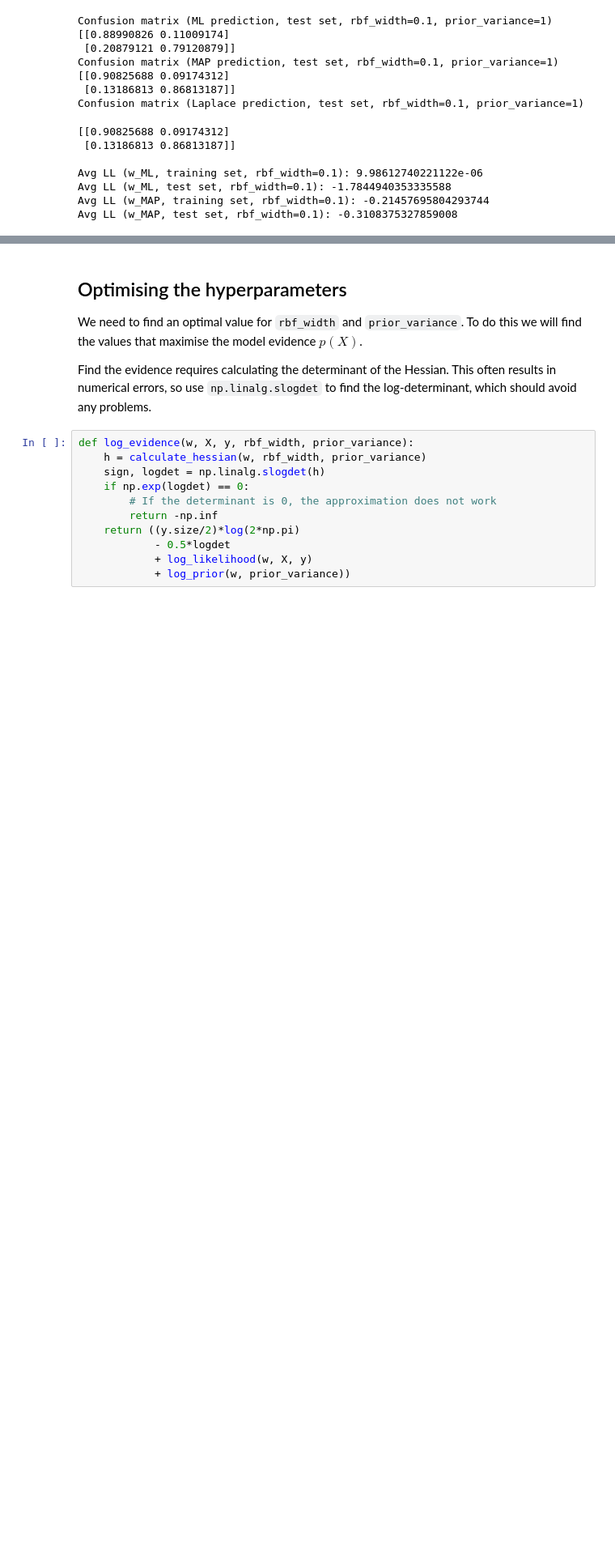
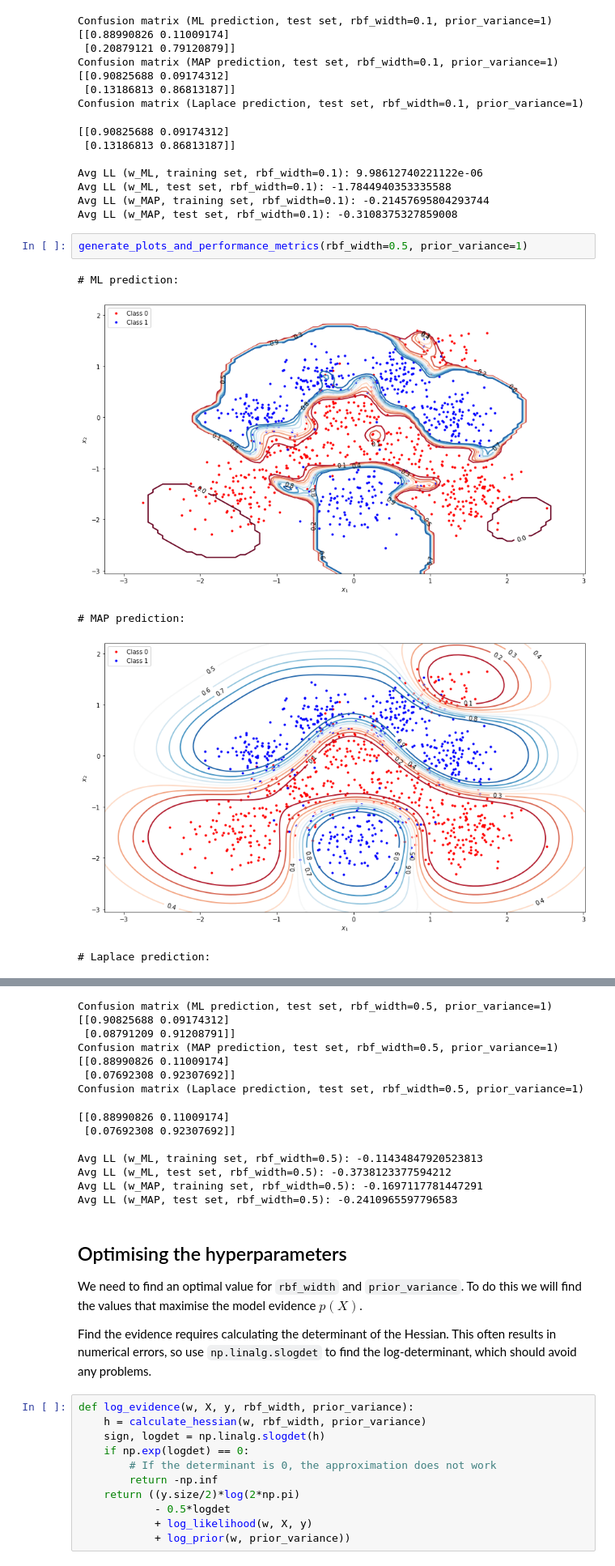
Before and after one commit to theo-brown/bayesian-logistic-classifier, a Jupyter notebook: Bayesian_Logistic_Classification.ipynb, the cells around one changed output, grey strips where cells are left out. Shown at 81% size. Cells and saved outputs as stored; diff of their text form; blank space fills up the shorter version.

Commit message:
Performance section

```diff
--- a/Bayesian_Logistic_Classification.ipynb
+++ b/Bayesian_Logistic_Classification.ipynb
@@ -263,3 +263,11 @@ Avg LL (w_ML, training set, rbf_width=0.1): 9.98612740221122e-06
 Avg LL (w_ML, test set, rbf_width=0.1): -1.7844940353335588
 Avg LL (w_MAP, training set, rbf_width=0.1): -0.21457695804293744
 Avg LL (w_MAP, test set, rbf_width=0.1): -0.3108375327859008
+# %%
+generate_plots_and_performance_metrics(rbf_width=0.5, prior_variance=1)
+# %% [output]
+# ML prediction:
+[figure, added]
+# MAP prediction:
+[figure, added]
+# Laplace prediction:
@@ -266,3 +275,17 @@ Avg LL (w_MAP, test set, rbf_width=0.1): -0.3108375327859008
+Confusion matrix (ML prediction, test set, rbf_width=0.5, prior_variance=1)
+[[0.90825688 0.09174312]
+ [0.08791209 0.91208791]]
+Confusion matrix (MAP prediction, test set, rbf_width=0.5, prior_variance=1)
+[[0.88990826 0.11009174]
+ [0.07692308 0.92307692]]
+Confusion matrix (Laplace prediction, test set, rbf_width=0.5, prior_variance=1)
+[[0.88990826 0.11009174]
+ [0.07692308 0.92307692]]
+
+Avg LL (w_ML, training set, rbf_width=0.5): -0.11434847920523813
+Avg LL (w_ML, test set, rbf_width=0.5): -0.3738123377594212
+Avg LL (w_MAP, training set, rbf_width=0.5): -0.1697117781447291
+Avg LL (w_MAP, test set, rbf_width=0.5): -0.2410965597796583
 # %% [markdown]
 ## Optimising the hyperparameters
 
```
Also changed, not shown: parts of 1 cell of this notebook, 11 other files.
